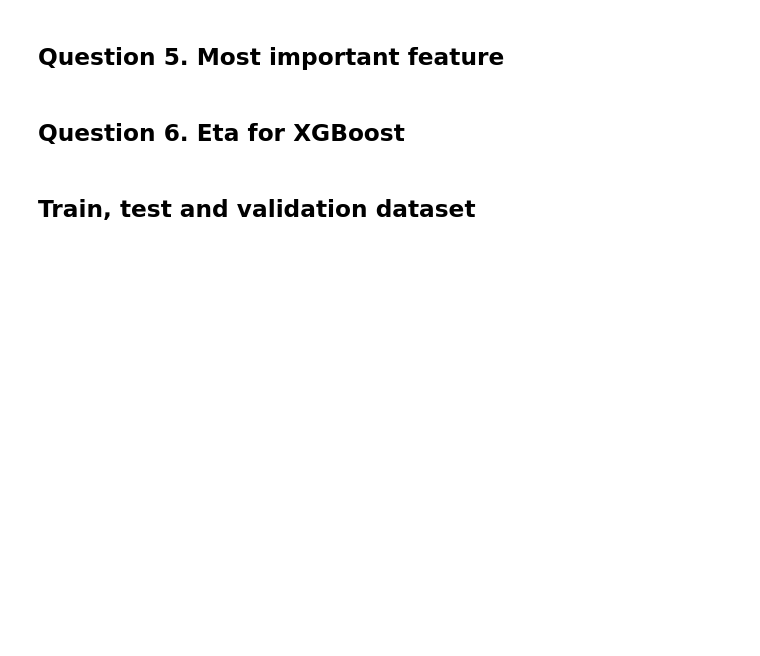
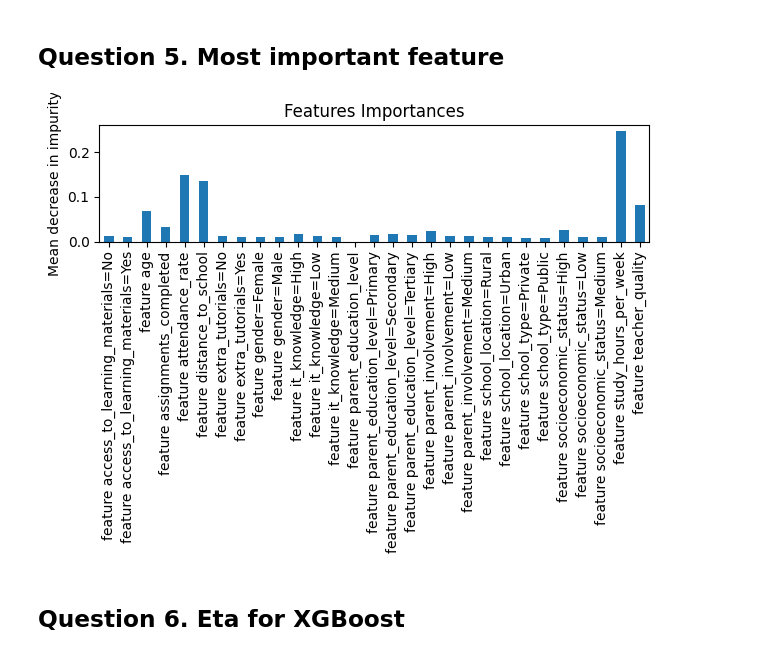
Before and after one commit to julam9/ML-Zoomcamp-2024, a Jupyter notebook: Week-6/hw6.ipynb, the cells around one changed output. Cells and saved outputs as stored; diff of their text form; code cells hidden in the pictures; blank space fills up the shorter version.

```diff
--- a/Week-6/hw6.ipynb
+++ b/Week-6/hw6.ipynb
@@ -162,3 +162,19 @@ df_q3.reset_index(drop=False).rename(columns={'index' : 'rmse', 0 : 'n_estimator
 | 19 | 40.601019 | 200 |
 # %% [markdown]
 ## Question 4. Best max_depth
+# %%
+max_depth = [10, 15, 20, 25]
+s_q4 = np.arange(10, 210, 10)
+rmse_q4 = []
+
+for depth in max_depth:
+    for estim in s_q4:
+        rfr_q4 = RandomForestRegressor(n_estimators=estim, max_depth=depth, random_state=1)
+        rfr_q4.fit(X_train, y_train)
+        y_pred_q4 = rfr_q4.predict(X_val)
+        rmse = root_mean_squared_error(y_val, y_pred_q4)
+        rmse_q4.append(rmse)
+
+df_q4 = pd.DataFrame([(depth, estim) for depth in max_depth for estim in s_q4], columns=['max_depth', 'n_estimators'])
+df_q4['rmse'] = rmse_q4
+result_q4 = df_q4.groupby('max_depth', as_index='False')['rmse'].mean()
@@ -165,6 +196,19 @@ df_q3.reset_index(drop=False).rename(columns={'index' : 'rmse', 0 : 'n_estimator
 # %% [markdown]
 ## Question 5. Most important feature
+# %%
+rfr_q5 = RandomForestRegressor(n_estimators=10, max_depth=20, n_jobs=-1, random_state=1)
+rfr_q5.fit(X_train, y_train)
+importances_q5 = rfr_q5.feature_importances_
+feature_names = [f"feature {i}" for i in dv.feature_names_]
+q5_importances = pd.Series(importances_q5, index=feature_names)
+
+# plot the importances
+fig, ax = plt.subplots()
+q5_importances.plot.bar(ax=ax)
+ax.set_title('Features Importances')
+ax.set_ylabel('Mean decrease in impurity')
+fig.tight_layout()
+# %% [output]
+[figure, added]
 # %% [markdown]
 ## Question 6. Eta for XGBoost
-# %% [markdown]
-## Train, test and validation dataset
```
Also changed, not shown: parts of 8 cells of this notebook.
